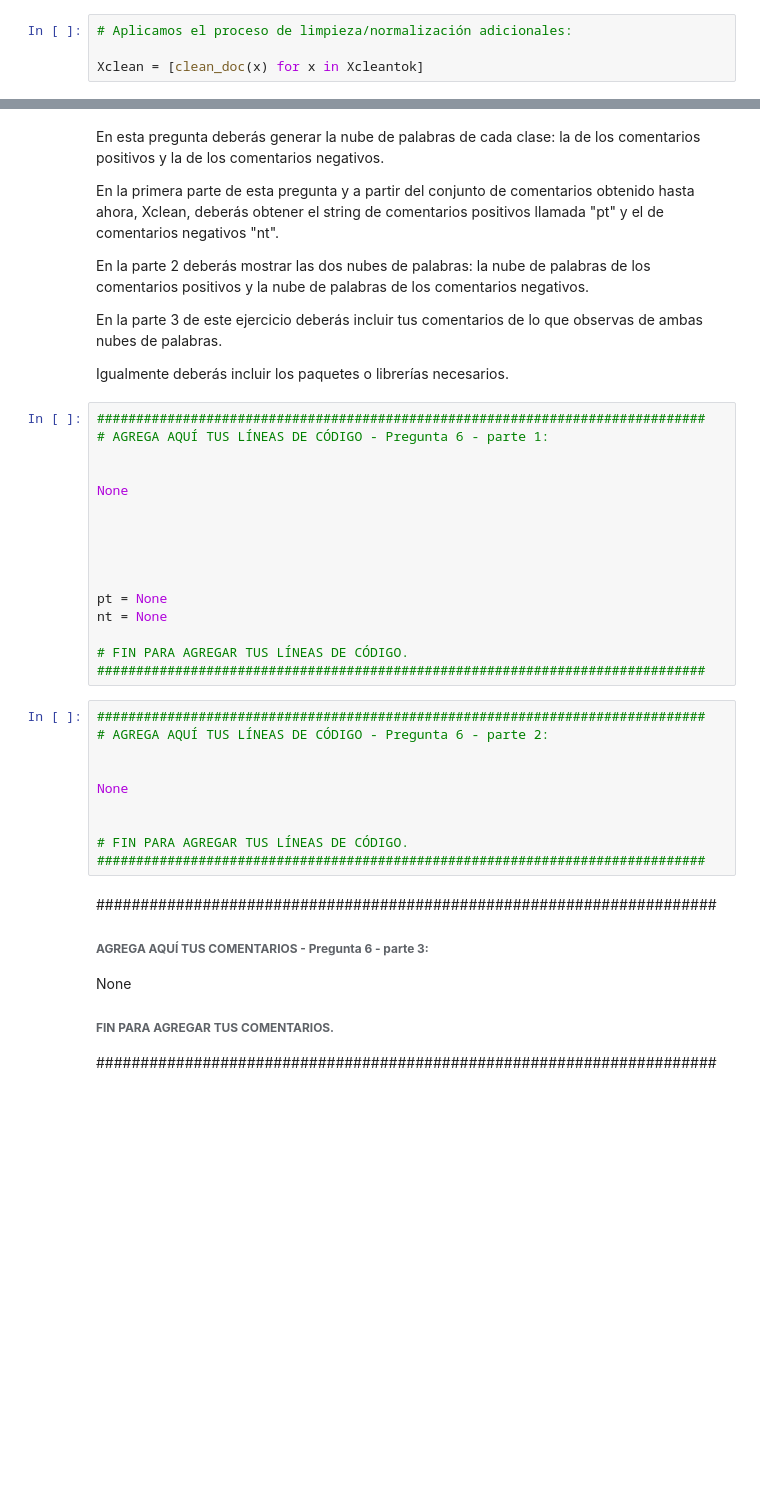
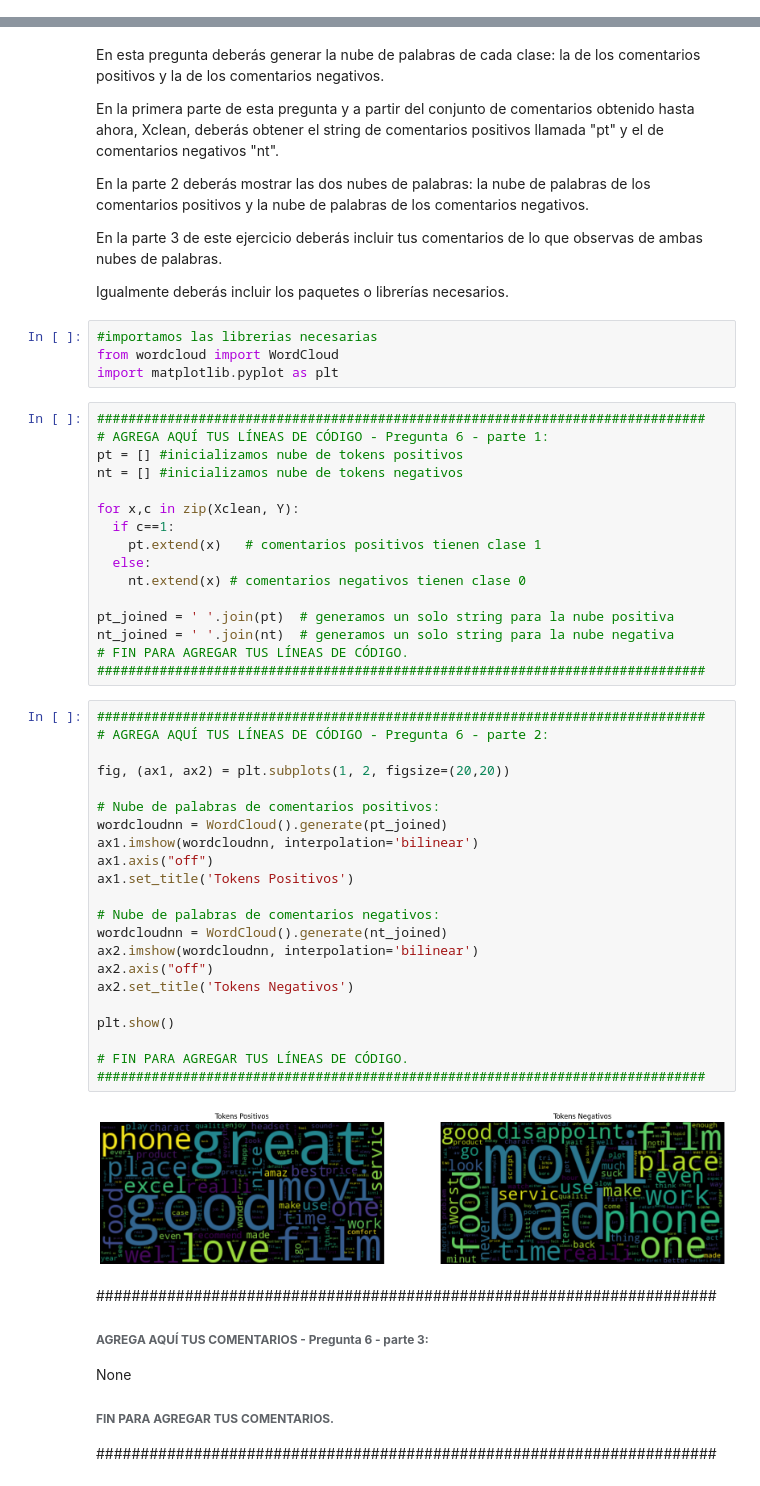
Before and after one commit to dsercam/NLP, a Jupyter notebook: A01182676_semanas3y4_actividad_02.ipynb, the cells around one changed output, grey strips where cells are left out. Cells and saved outputs as stored; diff of their text form; blank space fills up the shorter version.

```diff
--- a/A01182676_semanas3y4_actividad_02.ipynb
+++ b/A01182676_semanas3y4_actividad_02.ipynb
@@ -492,4 +465,0 @@ def clean_doc(doc):
-# %%
-# Aplicamos el proceso de limpieza/normalización adicionales:
-
-Xclean = [clean_doc(x) for x in Xcleantok]
@@ -525,32 +475,50 @@ En la parte 2 deberás mostrar las dos nubes de palabras: la nube de palabras de
 En la parte 3 de este ejercicio deberás incluir tus comentarios de lo que observas de ambas nubes de palabras.
 
 Igualmente deberás incluir los paquetes o librerías necesarios.
-# %%
-##############################################################################
-# AGREGA AQUÍ TUS LÍNEAS DE CÓDIGO - Pregunta 6 - parte 1:
-
-
-None
-
-
-
-
-
-pt = None
-nt = None
-
-# FIN PARA AGREGAR TUS LÍNEAS DE CÓDIGO.
-##############################################################################
-# %%
-##############################################################################
-# AGREGA AQUÍ TUS LÍNEAS DE CÓDIGO - Pregunta 6 - parte 2:
-
-
-None
-
-
-# FIN PARA AGREGAR TUS LÍNEAS DE CÓDIGO.
-##############################################################################
+# %%
+#importamos las librerias necesarias
+from wordcloud import WordCloud
+import matplotlib.pyplot as plt
+# %%
+##############################################################################
+# AGREGA AQUÍ TUS LÍNEAS DE CÓDIGO - Pregunta 6 - parte 1:
+pt = [] #inicializamos nube de tokens positivos
+nt = [] #inicializamos nube de tokens negativos
+
+for x,c in zip(Xclean, Y):
+  if c==1:
+    pt.extend(x)   # comentarios positivos tienen clase 1
+  else:
+    nt.extend(x) # comentarios negativos tienen clase 0
+
+pt_joined = ' '.join(pt)  # generamos un solo string para la nube positiva
+nt_joined = ' '.join(nt)  # generamos un solo string para la nube negativa
+# FIN PARA AGREGAR TUS LÍNEAS DE CÓDIGO.
+##############################################################################
+# %%
+##############################################################################
+# AGREGA AQUÍ TUS LÍNEAS DE CÓDIGO - Pregunta 6 - parte 2:
+
+fig, (ax1, ax2) = plt.subplots(1, 2, figsize=(20,20))
+
+# Nube de palabras de comentarios positivos:
+wordcloudnn = WordCloud().generate(pt_joined)
+ax1.imshow(wordcloudnn, interpolation='bilinear')
+ax1.axis("off")
+ax1.set_title('Tokens Positivos')
+
+# Nube de palabras de comentarios negativos:
+wordcloudnn = WordCloud().generate(nt_joined)
+ax2.imshow(wordcloudnn, interpolation='bilinear')
+ax2.axis("off")
+ax2.set_title('Tokens Negativos')
+
+plt.show()
+
+# FIN PARA AGREGAR TUS LÍNEAS DE CÓDIGO.
+##############################################################################
+# %% [output]
+[figure, added]
 # %% [markdown]
 ######################################################################
 ###### **AGREGA AQUÍ TUS COMENTARIOS - Pregunta 6 - parte 3:**
```
Also changed, not shown: parts of 7 cells of this notebook.
